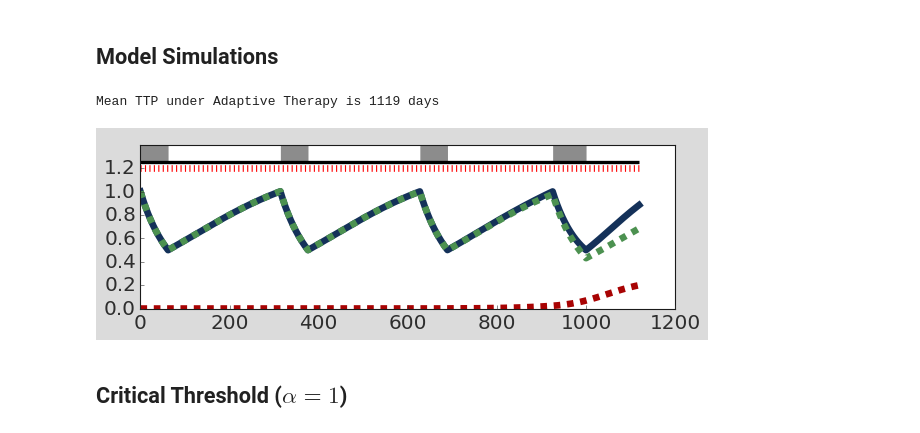
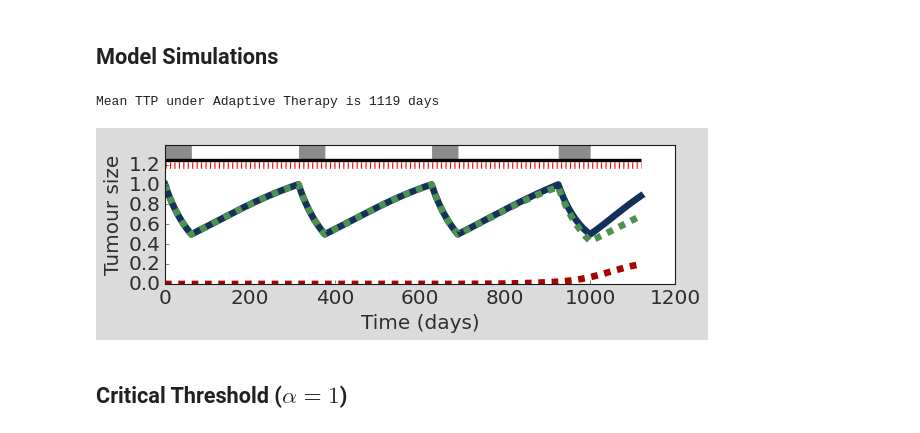
Before and after one commit to KCGallagher/AT_Model_Comparison, a Jupyter notebook: exponential_model/critical_threshold.ipynb, the cells around one changed output. Saved outputs shown, nothing was run; the diff lists cells and outputs as text; code cells hidden in the pictures.

Commit message:
Presentation plots

```diff
--- a/exponential_model/critical_threshold.ipynb
+++ b/exponential_model/critical_threshold.ipynb
@@ -27,22 +27,23 @@ expParamDic = {'rS': 0.00715, 'rR': 0.023, 'Ks': 1, 'Kr': 0.25, 'dDs': 2, 'dDr':
 # %%
 fig, ax = plt.subplots(1,1,figsize=(8,3))
 
 model = ExponentialModel(method='RK45', dt = 1)
 model.SetParams(**expParamDic)
 model.Simulate_AT(atThreshold=0.5, intervalLength=1, t_end=2000)
 model.Trim(dt=1)
 model.resultsDf[['TumourSize', 'S', 'R']] /= expParamDic['N0']
 model.resultsDf = model.resultsDf[model.resultsDf.R < 0.8 * expParamDic['Kr']]
 
 print(f"Mean TTP under Adaptive Therapy is {max(model.resultsDf.Time):.0f} days")
 
 palette = {'TumourSize': colors["AT"], 'S': colors['Sensitive'], 'R': colors['Resistant']}
 PlotSimulation(model.resultsDf, ax=ax, legend=False, colors = palette, linewidth = 6)
 
-# plt.savefig("../figures/exo_model_example.pdf")
+plt.xlabel('Time (days)'); plt.ylabel('Tumour size'); plt.tight_layout()
+plt.savefig("../figures/exponential_model_example.pdf")
 # %% [output]
 Mean TTP under Adaptive Therapy is 1119 days
-[figure, old version]
+[figure, new version]
 # %% [markdown]
 ## Critical Threshold ($\alpha = 1$)
 # %%
```
Also changed, not shown: 2 other files.
